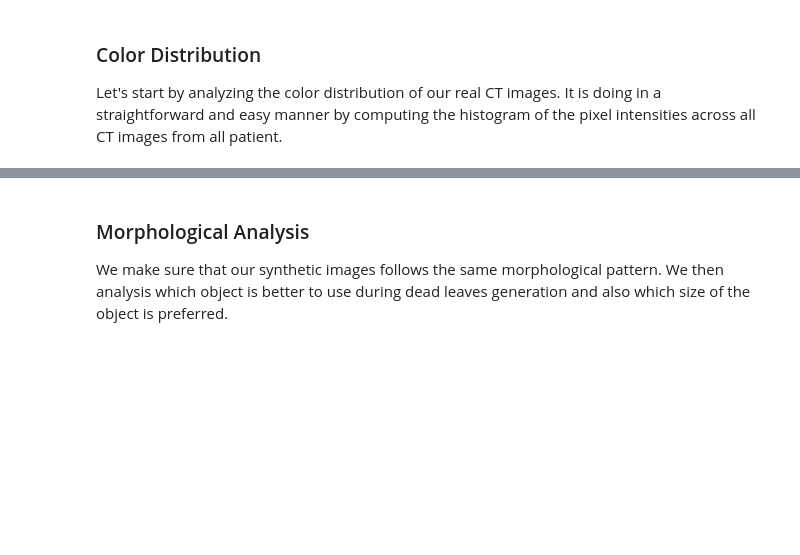
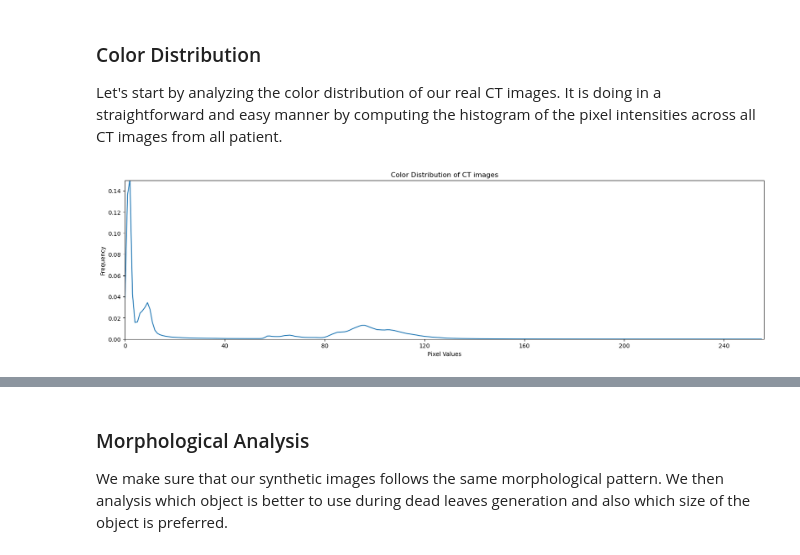
Before and after one commit to paulo-03/research_project_master, a Jupyter notebook: local_files/synthetic_images.ipynb, the cells around one changed output, grey strips where cells are left out. Saved outputs shown, nothing was run; the diff lists cells and outputs as text; code cells hidden in the pictures; blank space fills up the shorter version.

Commit message:
Statisitcal analysis tools for CT images are all created and ready to be used. Note: may need some optimization for morphological analysis.

```diff
--- a/local_files/synthetic_images.ipynb
+++ b/local_files/synthetic_images.ipynb
@@ -69,6 +79,8 @@ As mention above, a statistical analysis from the real CT images need to be done
 Let's start by analyzing the color distribution of our real CT images. It is doing in a straightforward and easy manner by computing the histogram of the pixel intensities across all CT images from all patient.
 # %%
 # Color distribution of full CT images
-pixel_values, color_dist = l506_fd.color_histogram(plot=True)
+pixel_values_f, color_dist_f = l506_fd.color_histogram(plot=True)
+# %% [output]
+[figure, added]
 # %%
 # Color distribution of quarter CT images
```
Also changed, not shown: parts of 10 cells of this notebook, 2 other files.
